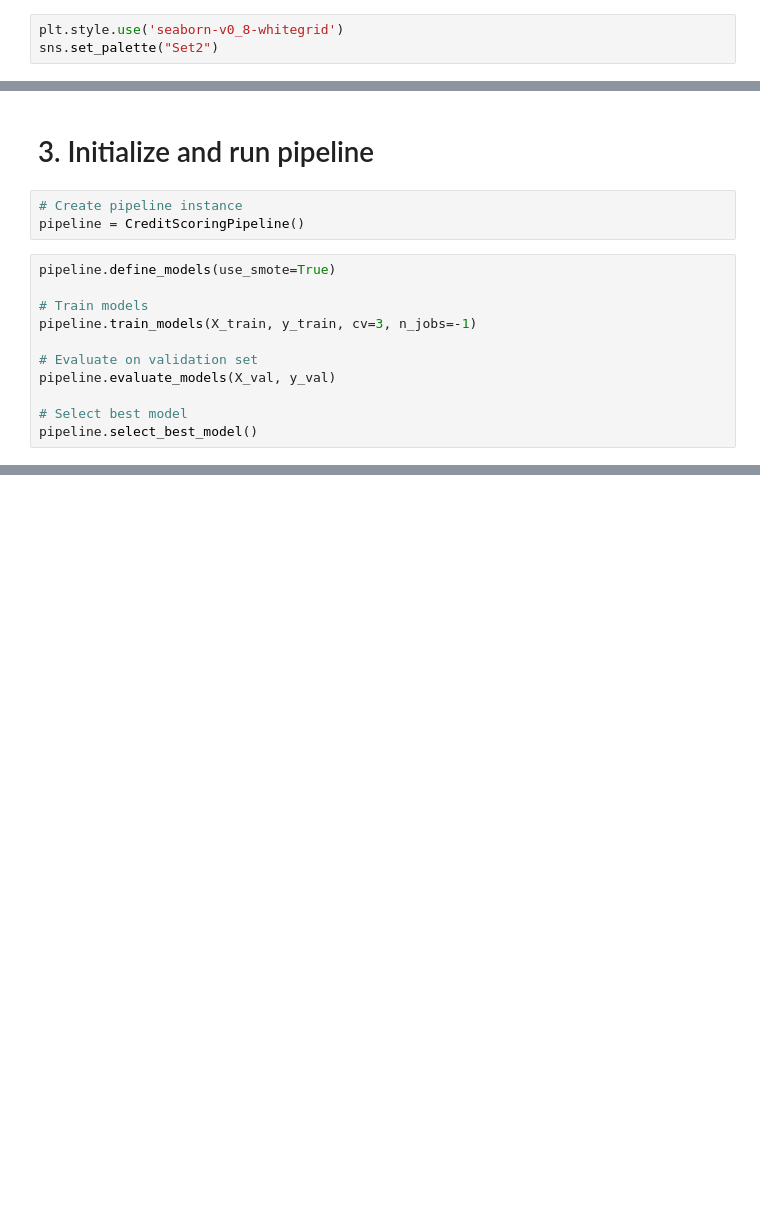
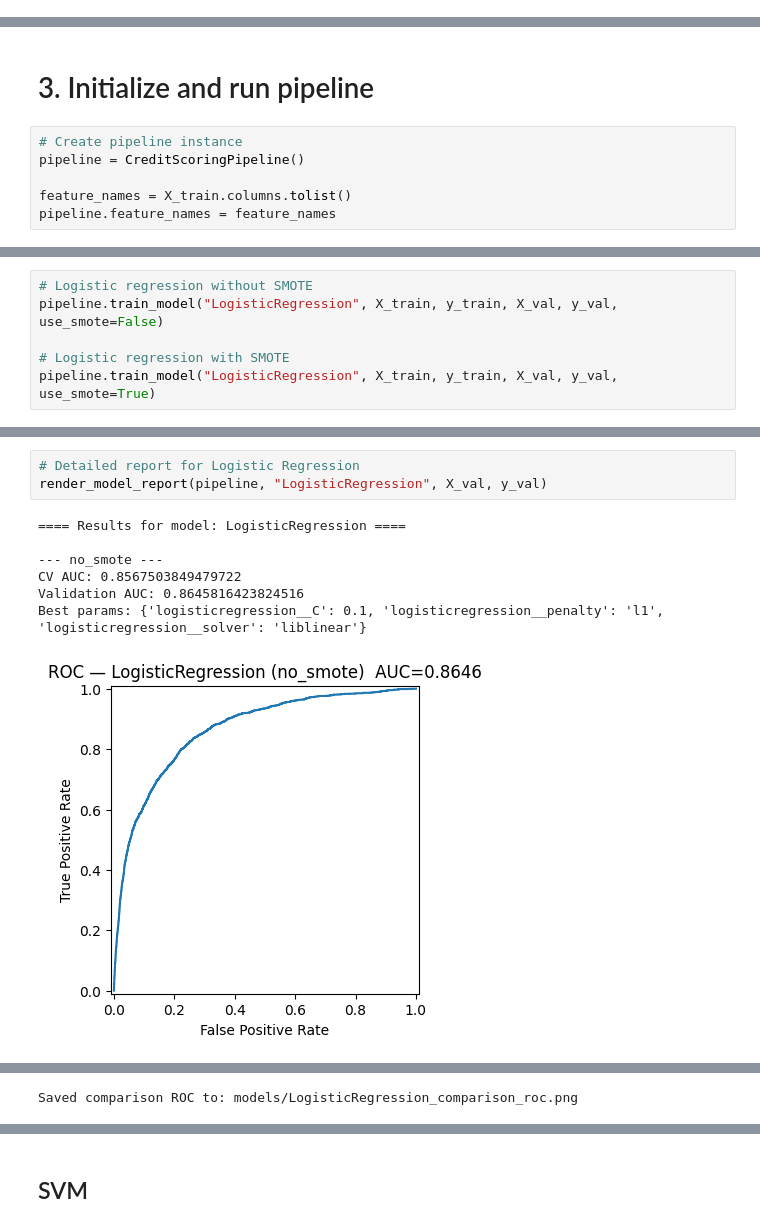
Before and after one commit to weaknessofuniverse/credit-scoring-ml, a Jupyter notebook: notebooks/03_modeling.ipynb, the cells around one changed output, grey strips where cells are left out. Saved outputs shown, nothing was run; the diff lists cells and outputs as text; blank space fills up the shorter version.

Commit message:
prepared for long train

```diff
--- a/notebooks/03_modeling.ipynb
+++ b/notebooks/03_modeling.ipynb
@@ -13,3 +0,0 @@ from model_pipeline import CreditScoringPipeline
-# %%
-plt.style.use('seaborn-v0_8-whitegrid')
-sns.set_palette("Set2")
@@ -57,14 +49,6 @@ X_test: (101500, 25)
 # %%
 # Create pipeline instance
 pipeline = CreditScoringPipeline()
+
+feature_names = X_train.columns.tolist()
+pipeline.feature_names = feature_names
-# %%
-pipeline.define_models(use_smote=True)
-
-# Train models
-pipeline.train_models(X_train, y_train, cv=3, n_jobs=-1)
-
-# Evaluate on validation set
-pipeline.evaluate_models(X_val, y_val)
-
-# Select best model
-pipeline.select_best_model()
@@ -78,0 +65,6 @@ ValueError: Invalid parameter 'model' for estimator Pipeline(steps=[('smote', SM
+# %%
+# Logistic regression without SMOTE
+pipeline.train_model("LogisticRegression", X_train, y_train, X_val, y_val, use_smote=False)
+
+# Logistic regression with SMOTE
+pipeline.train_model("LogisticRegression", X_train, y_train, X_val, y_val, use_smote=True)
@@ -78,0 +87,11 @@ ValueError: Invalid parameter 'model' for estimator Pipeline(steps=[('smote', SM
+# %%
+# Detailed report for Logistic Regression
+render_model_report(pipeline, "LogisticRegression", X_val, y_val)
+# %% [output]
+==== Results for model: LogisticRegression ====
+
+--- no_smote ---
+CV AUC: 0.8567503849479722
+Validation AUC: 0.8645816423824516
+Best params: {'logisticregression__C': 0.1, 'logisticregression__penalty': 'l1', 'logisticregression__solver': 'liblinear'}
+[figure, added]
@@ -78,0 +132 @@ ValueError: Invalid parameter 'model' for estimator Pipeline(steps=[('smote', SM
+Saved comparison ROC to: models/LogisticRegression_comparison_roc.png
@@ -78,0 +150,2 @@ ValueError: Invalid parameter 'model' for estimator Pipeline(steps=[('smote', SM
+# %% [markdown]
+## SVM
```
Also changed, not shown: parts of 23 cells of this notebook.
